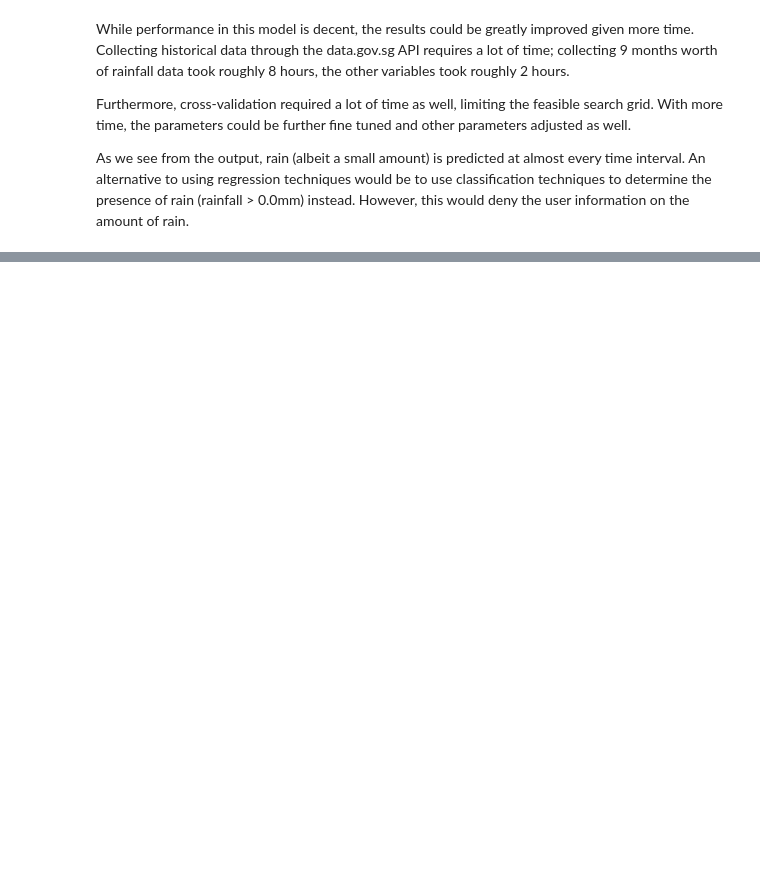
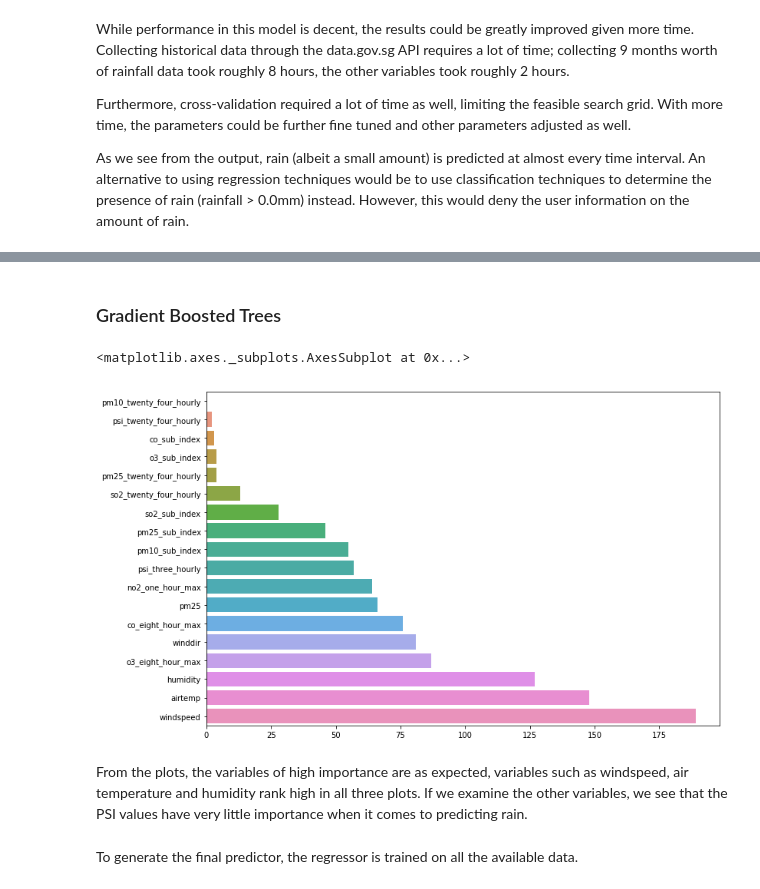
Before and after one commit to plumbdata66/DataGovSG-WeatherForecast, a Jupyter notebook: Singapore Rainfall Prediction.ipynb, the cells around one changed output, grey strips where cells are left out. Cells and saved outputs as stored; diff of their text form; code cells hidden in the pictures; blank space fills up the shorter version.

```diff
--- a/Singapore Rainfall Prediction.ipynb
+++ b/Singapore Rainfall Prediction.ipynb
@@ -396,0 +417,16 @@ As we see from the output, rain (albeit a small amount) is predicted at almost e
+# %% [markdown]
+### Gradient Boosted Trees
+# %%
+features = sorted(zip(cols, ET.tunedModels[3].feature_importances_), key = lambda x: x[1], reverse=False)
+impt = [feature [1] for feature in features]
+col = [feature [0] for feature in features]
+
+plt.subplots(figsize=(12, 8))
+sns.barplot(x=impt, y=col, orient = 'h')
+# %% [output]
+<matplotlib.axes._subplots.AxesSubplot at 0x...>
+[figure, added]
+# %% [markdown]
+From the plots, the variables of high importance are as expected, variables such as windspeed, air temperature and humidity rank high in all three plots. If we examine the other variables, we see that the PSI values have very little importance when it comes to predicting rain.
+# %% [markdown]
+To generate the final predictor, the regressor is trained on all the available data.
```
Also changed, not shown: parts of 18 cells of this notebook, 1 other file.
